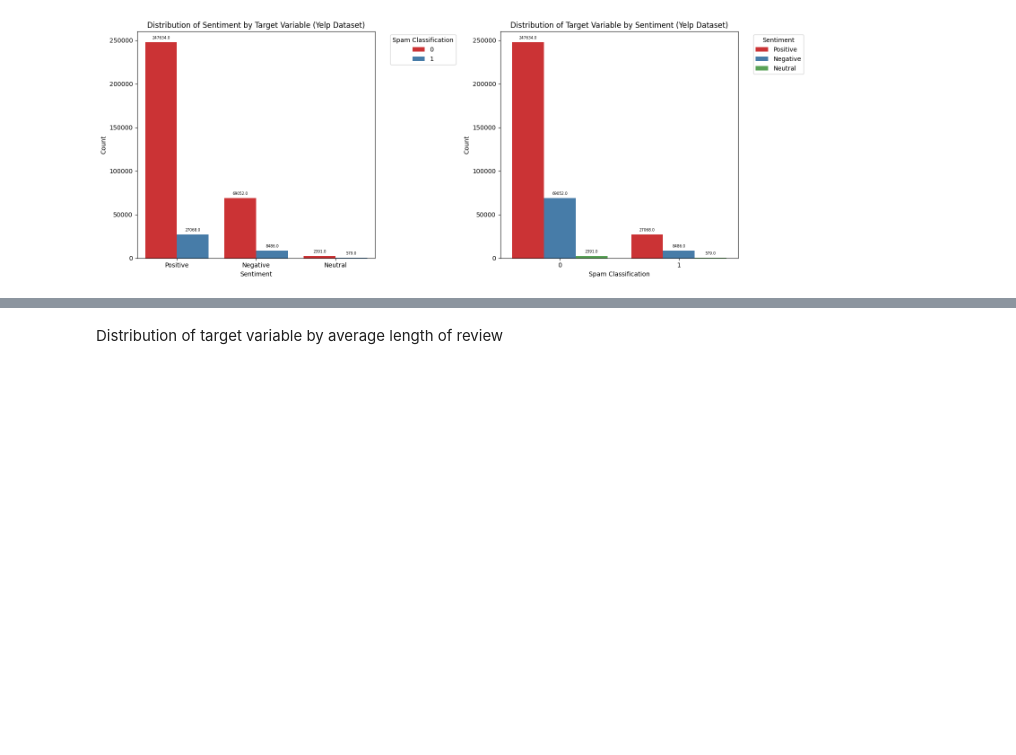
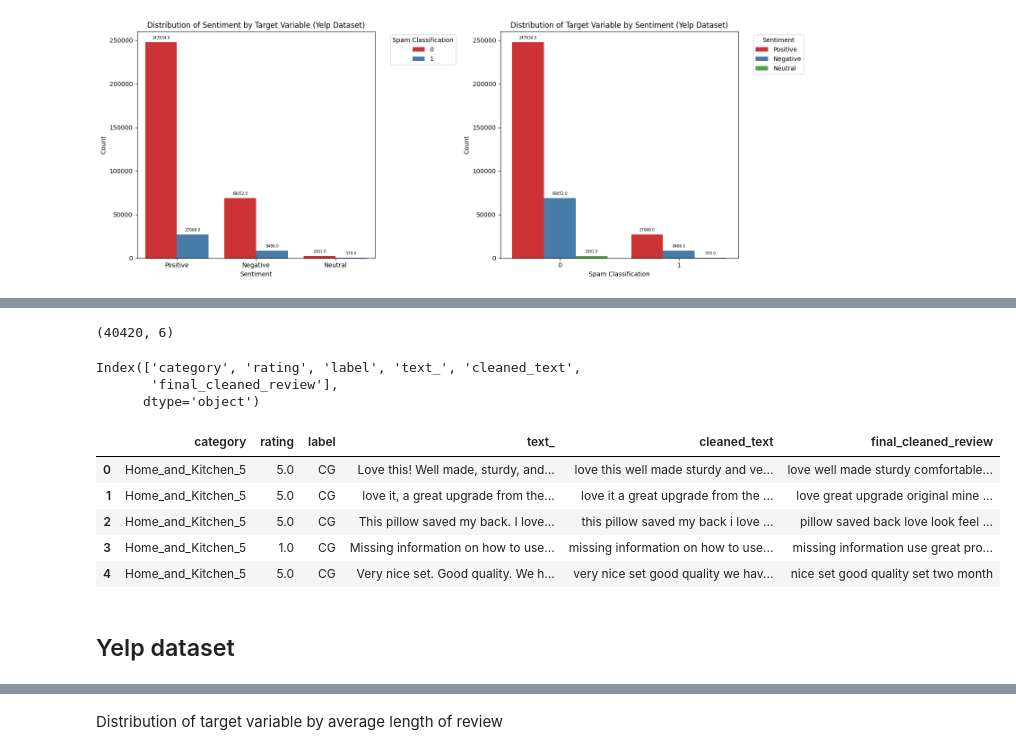
Before and after one commit to hiimss/Fake-Reviews-Detection, a Jupyter notebook: ShanShan_notebooks/data_eda_and_preprocessing.ipynb, the cells around one changed output, grey strips where cells are left out. Cells and saved outputs as stored; diff of their text form; code cells hidden in the pictures; blank space fills up the shorter version.

```diff
--- a/ShanShan_notebooks/data_eda_and_preprocessing.ipynb
+++ b/ShanShan_notebooks/data_eda_and_preprocessing.ipynb
@@ -920,0 +1225,5 @@ plt.show()
+# %%
+fake_reviews_cleaned_output_path = '/Users/ShanShan/Fake-Reviews-Detection/ShanShan_notebooks/output/processed_fake_reviews.csv'
+
+# Save to CSV in the specified output directory
+fake_reviews_df.to_csv(fake_reviews_cleaned_output_path, index=False)
@@ -920,0 +1244,3 @@ plt.show()
+# %%
+# Read the CSV file
+fake_reviews_cleaned_df = pd.read_csv(fake_reviews_cleaned_output_path)
@@ -920,0 +1263,21 @@ plt.show()
+# %%
+fake_reviews_cleaned_df.shape
+# %% [output]
+(40420, 6)
+# %%
+fake_reviews_cleaned_df.columns
+# %% [output]
+Index(['category', 'rating', 'label', 'text_', 'cleaned_text',
+       'final_cleaned_review'],
+      dtype='object')
+# %%
+fake_reviews_cleaned_df.head()
+# %% [output]
+|  | category | rating | label | text_ | cleaned_text | final_cleaned_review |
+| 0 | Home_and_Kitchen_5 | 5.0 | CG | Love this! Well made, sturdy, and... | love this well made sturdy and ve... | love well made sturdy comfortable... |
+| 1 | Home_and_Kitchen_5 | 5.0 | CG | love it, a great upgrade from the... | love it a great upgrade from the ... | love great upgrade original mine ... |
+| 2 | Home_and_Kitchen_5 | 5.0 | CG | This pillow saved my back. I love... | this pillow saved my back i love ... | pillow saved back love look feel ... |
+| 3 | Home_and_Kitchen_5 | 1.0 | CG | Missing information on how to use... | missing information on how to use... | missing information use great pro... |
+| 4 | Home_and_Kitchen_5 | 5.0 | CG | Very nice set. Good quality. We h... | very nice set good quality we hav... | nice set good quality set two month |
+# %% [markdown]
+## Yelp dataset
```
Also changed, not shown: parts of 88 cells of this notebook.
